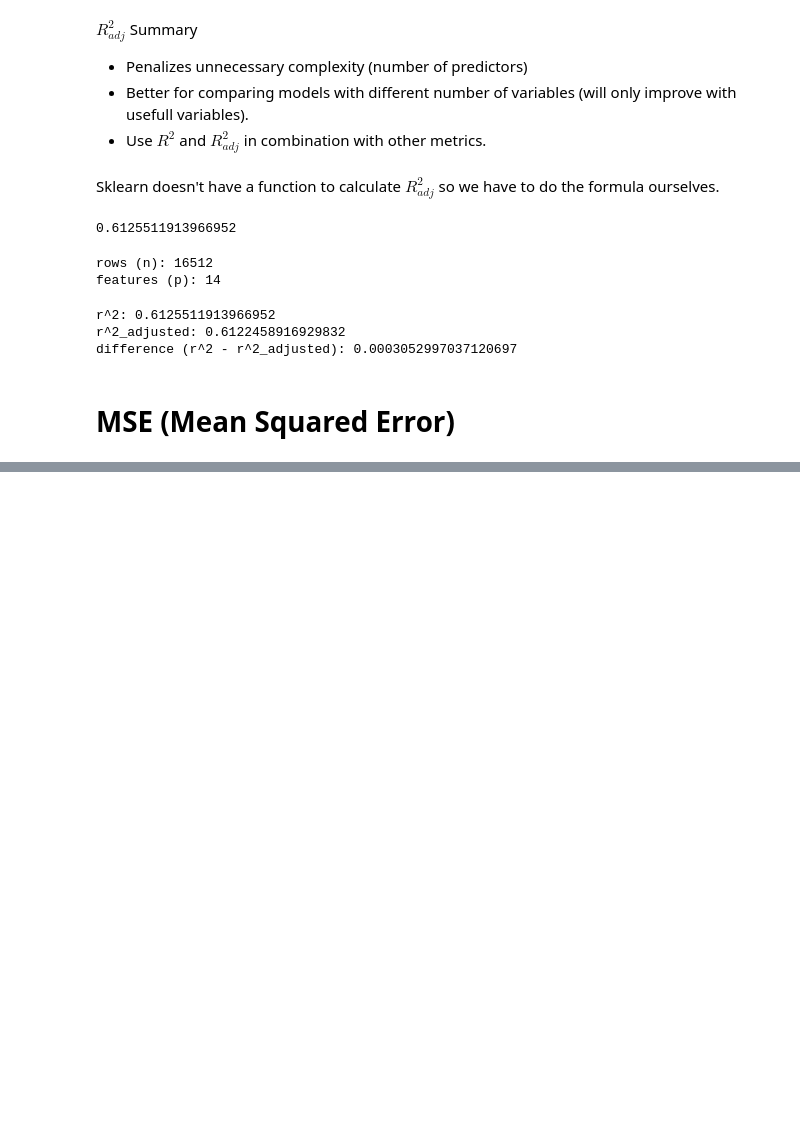
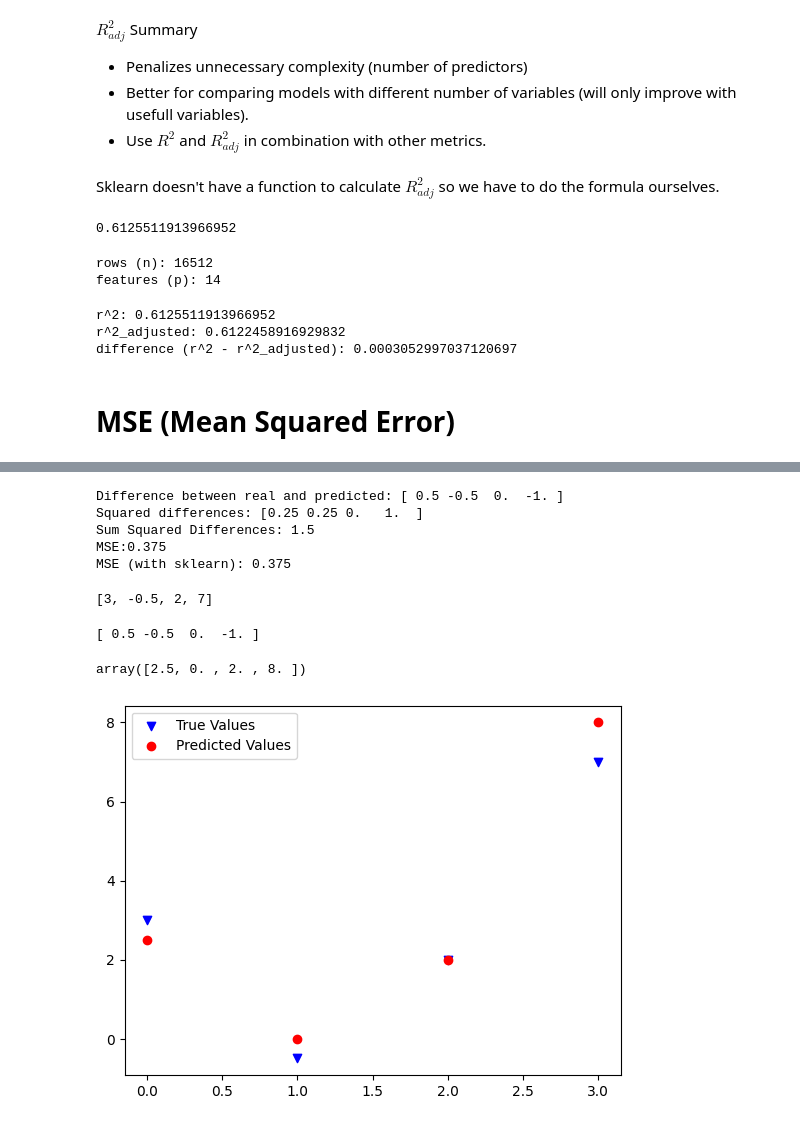
Before and after one commit to spuzi/machine_learning_training, a Jupyter notebook: exercises/regression/regression_metrics.ipynb, the cells around one changed output, grey strips where cells are left out. Drawn from its saved outputs; the diff is of its cells as text; code cells hidden in the pictures; blank space fills up the shorter version.

```diff
--- a/exercises/regression/regression_metrics.ipynb
+++ b/exercises/regression/regression_metrics.ipynb
@@ -420,0 +426,71 @@ So here basically what we are doing is calculating the difference between the pr
+# %%
+# Imaging that we have the following data:
+true_values = [3, -0.5, 2, 7]
+predicted_values = [2.5, 0.0, 2, 8]
+
+# Let's calculate the MSE manually
+difference_between_real_and_predicted = np.array(true_values) - np.array(predicted_values)
+squared_differences = difference_between_real_and_predicted ** 2
+sum_squared_diffences = np.sum(squared_differences)
+mse = 1/len(true_values) * sum_squared_diffences
+
+print(f"Difference between real and predicted: {difference_between_real_and_predicted}")
+print(f"Squared differences: {squared_differences}")
+print(f"Sum Squared Differences: {sum_squared_diffences}")
+print(f"MSE:{mse}")
+
+# We can also use sklearn to calculate the MSE
+from sklearn.metrics import mean_squared_error
+mse_sklearn = mean_squared_error(
+    np.array(true_values),
+    np.array(predicted_values)
+)
+print(f"MSE (with sklearn): {mse_sklearn}")
+# %% [output]
+Difference between real and predicted: [ 0.5 -0.5  0.  -1. ]
+Squared differences: [0.25 0.25 0.   1.  ]
+Sum Squared Differences: 1.5
+MSE:0.375
+MSE (with sklearn): 0.375
+# %%
+true_values
+# %% [output]
+[3, -0.5, 2, 7]
+# %%
+true_values = np.array(true_values)
+predicted_values = np.array(predicted_values)
+residuals = true_values - predicted_values
+print(residuals)
+# %% [output]
+[ 0.5 -0.5  0.  -1. ]
+# %%
+predicted_values
+# %% [output]
+array([2.5, 0. , 2. , 8. ])
+# %%
+# We can represent graphically the differences between the real
+# and predicted values
+def show_true_and_predicted(
+    true_values,
+    predicted_values
+):
+    """
+    Show in a graph the true vs predicted
+    """
+
+    # Create an array as long as the number of data points
+    x = np.arange(len(true_values))
+
+    plt.scatter(
+        x, true_values, color="blue", label="True Values", marker= "v"
+    )
+
+    plt.scatter(
+        x, predicted_values, color="red", label="Predicted Values"
+    )
+
+    plt.legend()
+
+show_true_and_predicted(true_values, predicted_values)
+# %% [output]
+[figure, added]
```
Also changed, not shown: parts of 9 cells of this notebook.
